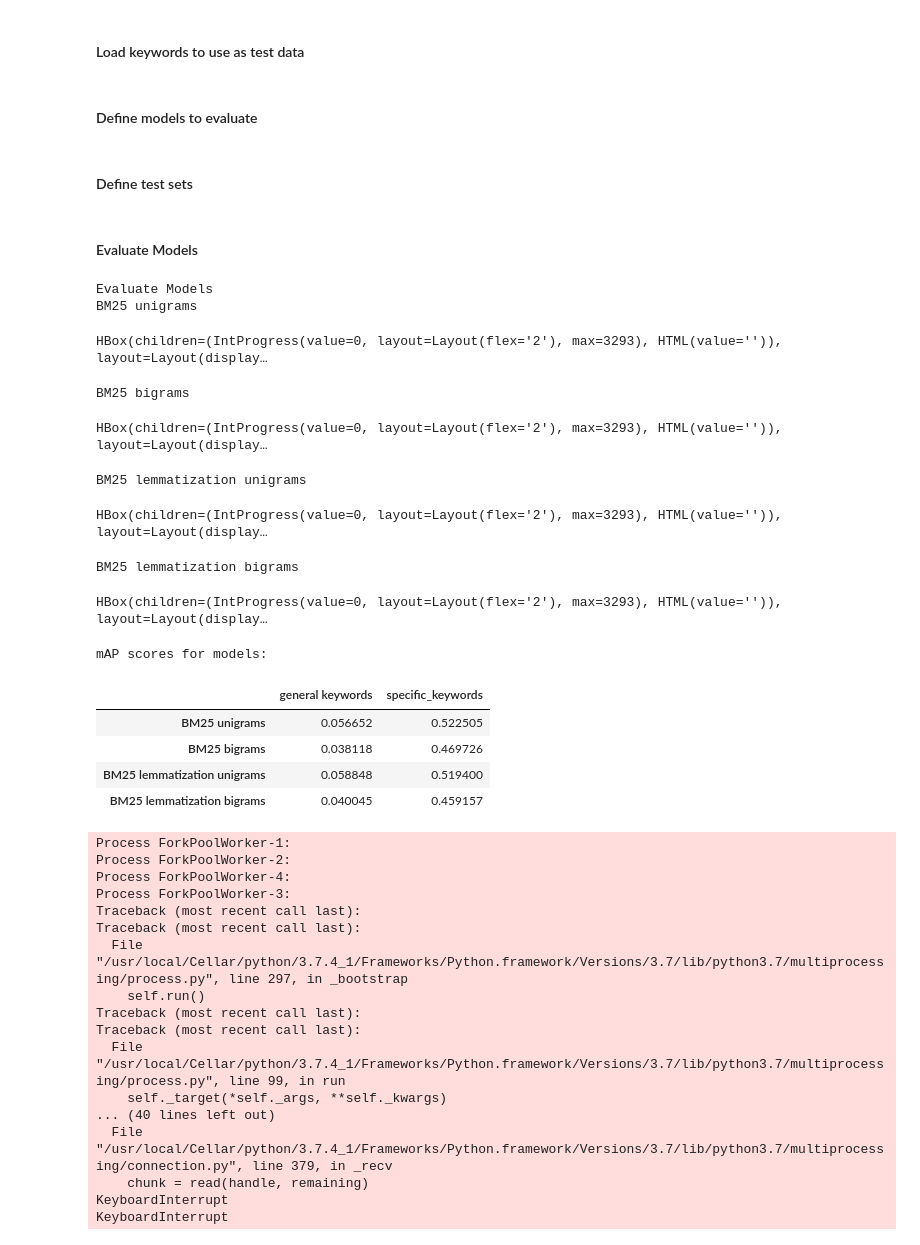
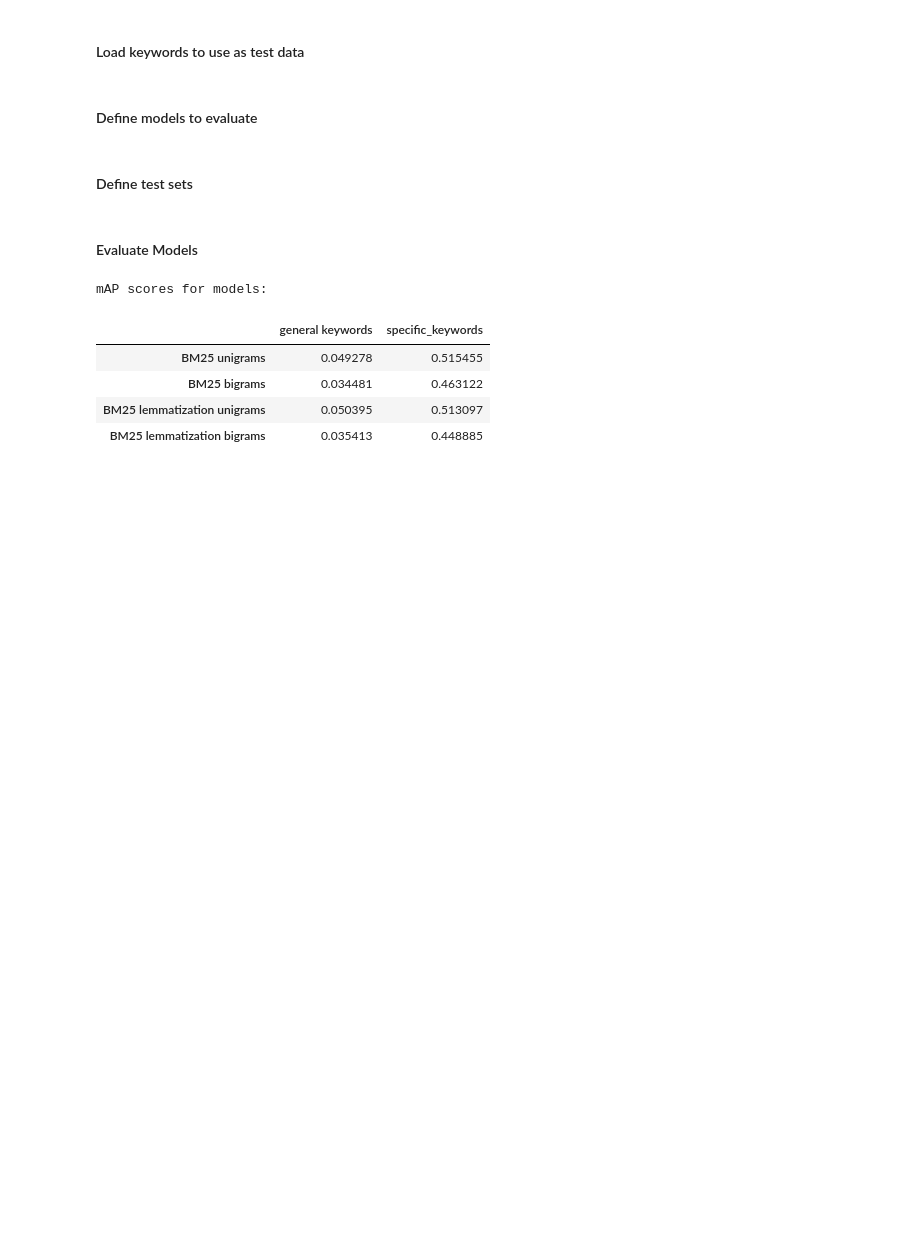
Before and after one commit to JNKielmann/Master-Thesis, a Jupyter notebook: paper_retrieval/Evaluation.ipynb, the cells around one changed output. Cells and saved outputs as stored; diff of their text form; code cells hidden in the pictures; blank space fills up the shorter version.

```diff
--- a/paper_retrieval/Evaluation.ipynb
+++ b/paper_retrieval/Evaluation.ipynb
@@ -84,6 +82,6 @@ models = [
 #### Define test sets
 # %%
 general_keywords = ("general keywords", [k for k in keywords if k["level"]<=1])
-specific_keywords = ("specific_keywords", [k for k in keywords if k["level"]>=2])
+specific_keywords = ("specific_keywords", [k for k in keywords if k["level"]>=2][:5000])
 # %% [markdown]
 #### Evaluate Models
@@ -112,40 +88,15 @@ def evaluate_models(models, test_sets):
+# %%
+results = train_evaluate_models(models, [general_keywords, specific_keywords])
 # %%
-results = evaluate_models(models, [general_keywords, specific_keywords])
 print("mAP scores for models:")
 results
 # %% [output]
-Evaluate Models
-BM25 unigrams
+mAP scores for models:
-HBox(children=(IntProgress(value=0, layout=Layout(flex='2'), max=3293), HTML(value='')), layout=Layout(display…
-BM25 bigrams
-HBox(children=(IntProgress(value=0, layout=Layout(flex='2'), max=3293), HTML(value='')), layout=Layout(display…
-BM25 lemmatization unigrams
-HBox(children=(IntProgress(value=0, layout=Layout(flex='2'), max=3293), HTML(value='')), layout=Layout(display…
-BM25 lemmatization bigrams
-HBox(children=(IntProgress(value=0, layout=Layout(flex='2'), max=3293), HTML(value='')), layout=Layout(display…
-mAP scores for models:
 |  | general keywords | specific_keywords |
-| BM25 unigrams | 0.056652 | 0.522505 |
-| BM25 bigrams | 0.038118 | 0.469726 |
-| BM25 lemmatization unigrams | 0.058848 | 0.519400 |
-| BM25 lemmatization bigrams | 0.040045 | 0.459157 |
+| BM25 unigrams | 0.049278 | 0.515455 |
+| BM25 bigrams | 0.034481 | 0.463122 |
+| BM25 lemmatization unigrams | 0.050395 | 0.513097 |
+| BM25 lemmatization bigrams | 0.035413 | 0.448885 |
-Process ForkPoolWorker-1:
-Process ForkPoolWorker-2:
-Process ForkPoolWorker-4:
-Process ForkPoolWorker-3:
-Traceback (most recent call last):
-Traceback (most recent call last):
-  File "/usr/local/Cellar/python/3.7.4_1/Frameworks/Python.framework/Versions/3.7/lib/python3.7/multiprocessing/process.py", line 297, in _bootstrap
-    self.run()
-Traceback (most recent call last):
-Traceback (most recent call last):
-  File "/usr/local/Cellar/python/3.7.4_1/Frameworks/Python.framework/Versions/3.7/lib/python3.7/multiprocessing/process.py", line 99, in run
-    self._target(*self._args, **self._kwargs)
-... (40 lines left out)
-  File "/usr/local/Cellar/python/3.7.4_1/Frameworks/Python.framework/Versions/3.7/lib/python3.7/multiprocessing/connection.py", line 379, in _recv
-    chunk = read(handle, remaining)
-KeyboardInterrupt
-KeyboardInterrupt
 # %%
 k1_grid = np.arange(0.1,1.5,0.1)
 models = [(f"BM25 k1={k1:.2f}", partial(BM25Retrieval, corpus=papers_basic, k1=k1)) for k1 in k1_grid]
```
Also changed, not shown: parts of 7 cells of this notebook, 1 other file.
